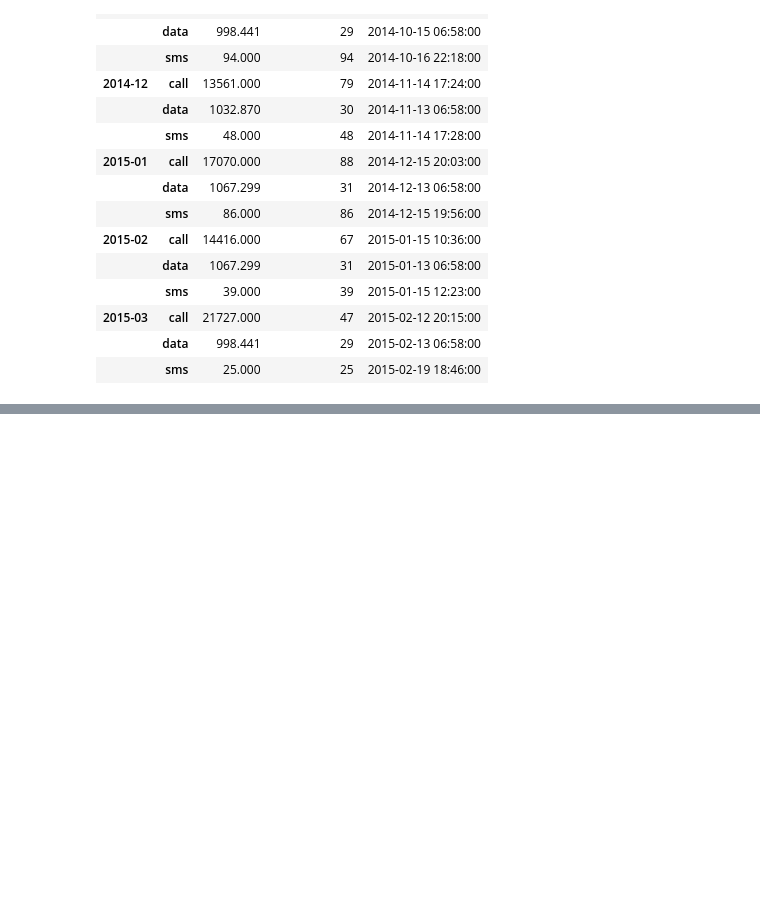
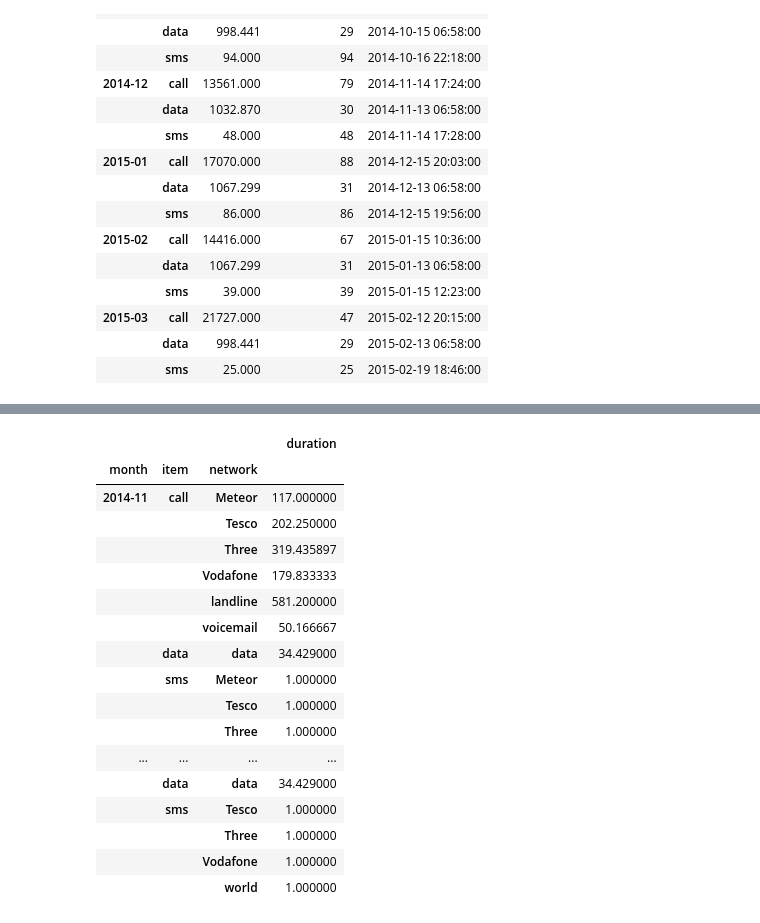
Before and after one commit to faisal-w/Training_DS_Python_IconPlus, a Jupyter notebook: Latihan menggunakan phone data.ipynb, the cells around one changed output, grey strips where cells are left out. Cells and saved outputs as stored; diff of their text form; code cells hidden in the pictures; blank space fills up the shorter version.

```diff
--- a/Latihan menggunakan phone data.ipynb
+++ b/Latihan menggunakan phone data.ipynb
@@ -149,0 +175,21 @@ data.groupby(['month', 'item']).agg({
+# %%
+pd.pivot_table(data, index=["month","item","network"], values=["duration"])
+# %% [output]
+|  |  |  | duration |
+| month | item | network |  |
+| 2014-11 | call | Meteor | 117.000000 |
+|  |  | Tesco | 202.250000 |
+|  |  | Three | 319.435897 |
+|  |  | Vodafone | 179.833333 |
+|  |  | landline | 581.200000 |
+|  |  | voicemail | 50.166667 |
+|  | data | data | 34.429000 |
+|  | sms | Meteor | 1.000000 |
+|  |  | Tesco | 1.000000 |
+|  |  | Three | 1.000000 |
+| ... | ... | ... | ... |
+|  | data | data | 34.429000 |
+|  | sms | Tesco | 1.000000 |
+|  |  | Three | 1.000000 |
+|  |  | Vodafone | 1.000000 |
+|  |  | world | 1.000000 |
```
Also changed, not shown: parts of 1 cell of this notebook.
